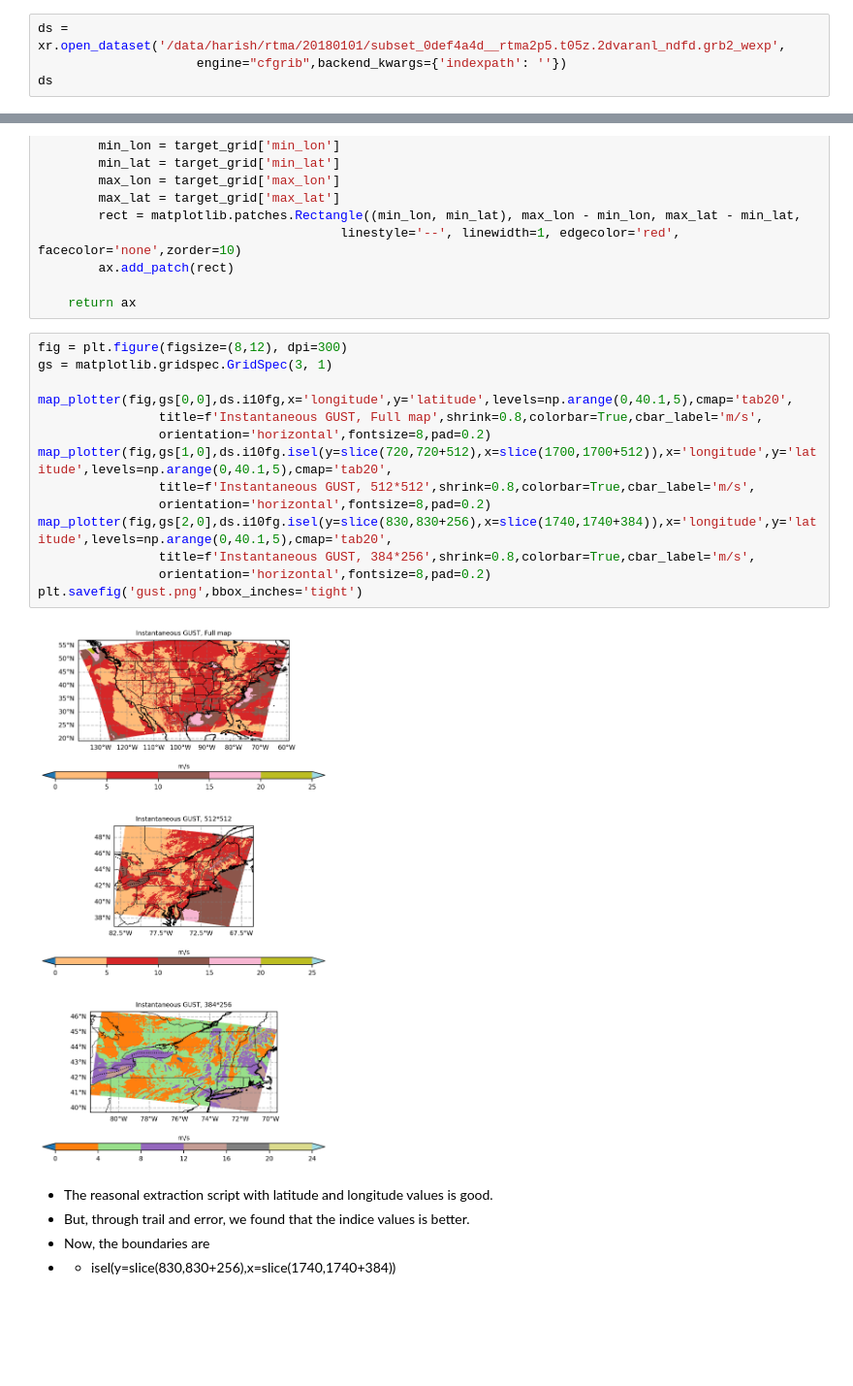
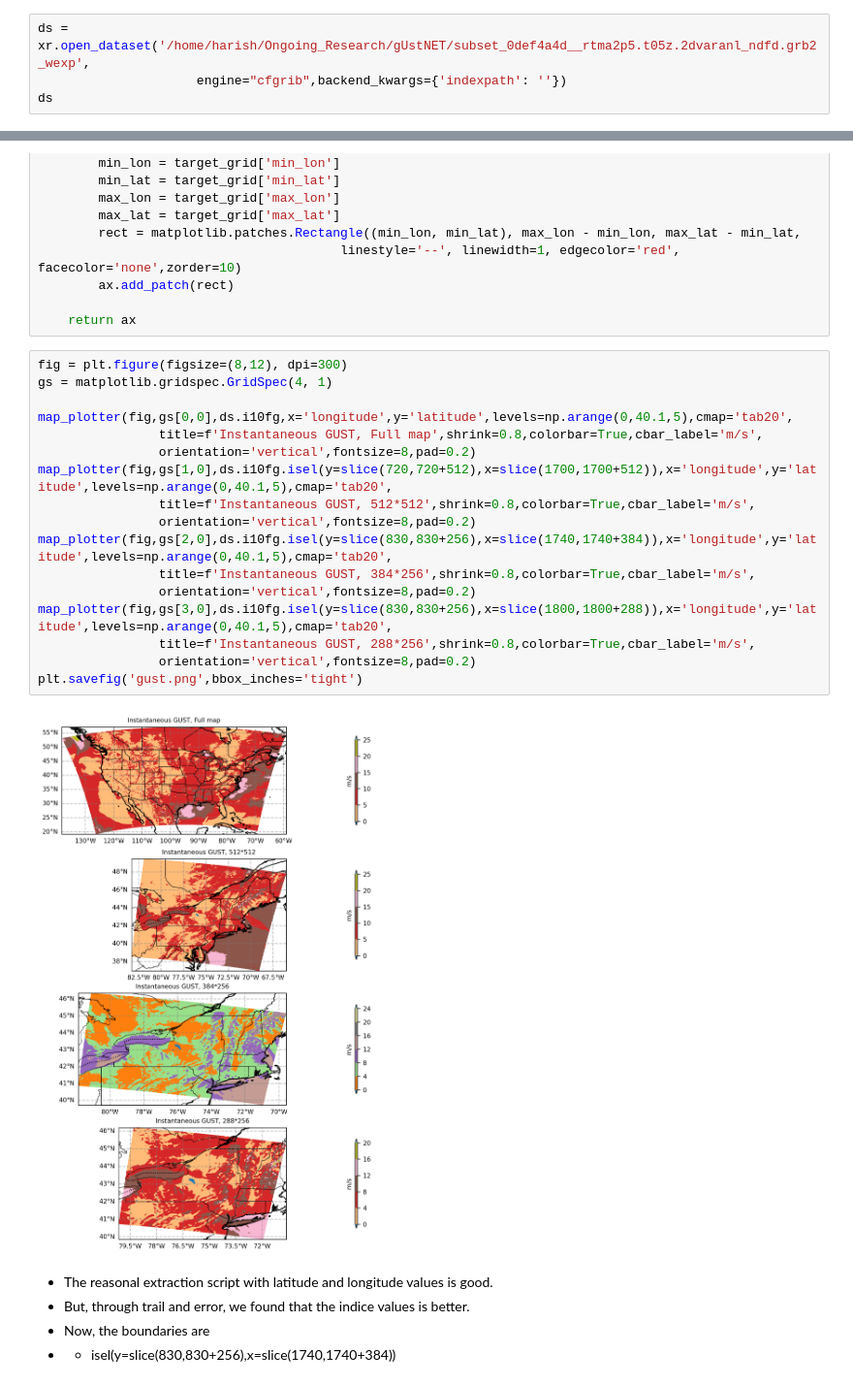
Before and after one commit to HarishBaki/gUstNET, a Jupyter notebook: test.ipynb, the cells around one changed output, grey strips where cells are left out. Shown at 97% size. Drawn from its saved outputs; the diff is of its cells as text; blank space fills up the shorter version.

```diff
--- a/test.ipynb
+++ b/test.ipynb
@@ -135,7 +135,7 @@ array(0.)
 # %% [markdown]
 # Reading downloaded RTMA subset grib files
 # %%
-ds = xr.open_dataset('/data/harish/rtma/20180101/subset_0def4a4d__rtma2p5.t05z.2dvaranl_ndfd.grb2_wexp',
+ds = xr.open_dataset('/home/harish/Ongoing_Research/gUstNET/subset_0def4a4d__rtma2p5.t05z.2dvaranl_ndfd.grb2_wexp',
                      engine="cfgrib",backend_kwargs={'indexpath': ''})
 ds
 # %% [output]
@@ -277,20 +277,23 @@ def map_plotter(fig,gs,data,x,y,levels,cmap,title,shrink,colorbar,cbar_label,ori
     return ax
 # %%
 fig = plt.figure(figsize=(8,12), dpi=300)
-gs = matplotlib.gridspec.GridSpec(3, 1)
+gs = matplotlib.gridspec.GridSpec(4, 1)
 
 map_plotter(fig,gs[0,0],ds.i10fg,x='longitude',y='latitude',levels=np.arange(0,40.1,5),cmap='tab20',
                 title=f'Instantaneous GUST, Full map',shrink=0.8,colorbar=True,cbar_label='m/s',
-                orientation='horizontal',fontsize=8,pad=0.2)
+                orientation='vertical',fontsize=8,pad=0.2)
 map_plotter(fig,gs[1,0],ds.i10fg.isel(y=slice(720,720+512),x=slice(1700,1700+512)),x='longitude',y='latitude',levels=np.arange(0,40.1,5),cmap='tab20',
                 title=f'Instantaneous GUST, 512*512',shrink=0.8,colorbar=True,cbar_label='m/s',
-                orientation='horizontal',fontsize=8,pad=0.2)
+                orientation='vertical',fontsize=8,pad=0.2)
 map_plotter(fig,gs[2,0],ds.i10fg.isel(y=slice(830,830+256),x=slice(1740,1740+384)),x='longitude',y='latitude',levels=np.arange(0,40.1,5),cmap='tab20',
                 title=f'Instantaneous GUST, 384*256',shrink=0.8,colorbar=True,cbar_label='m/s',
-                orientation='horizontal',fontsize=8,pad=0.2)
+                orientation='vertical',fontsize=8,pad=0.2)
+map_plotter(fig,gs[3,0],ds.i10fg.isel(y=slice(830,830+256),x=slice(1800,1800+288)),x='longitude',y='latitude',levels=np.arange(0,40.1,5),cmap='tab20',
+                title=f'Instantaneous GUST, 288*256',shrink=0.8,colorbar=True,cbar_label='m/s',
+                orientation='vertical',fontsize=8,pad=0.2)
 plt.savefig('gust.png',bbox_inches='tight')
 # %% [output]
-[figure, old version]
+[figure, new version]
 # %% [markdown]
 - The reasonal extraction script with latitude and longitude values is good.
 - But, through trail and error, we found that the indice values is better.
```
Also changed, not shown: parts of 1 cell of this notebook, 4 other files.
